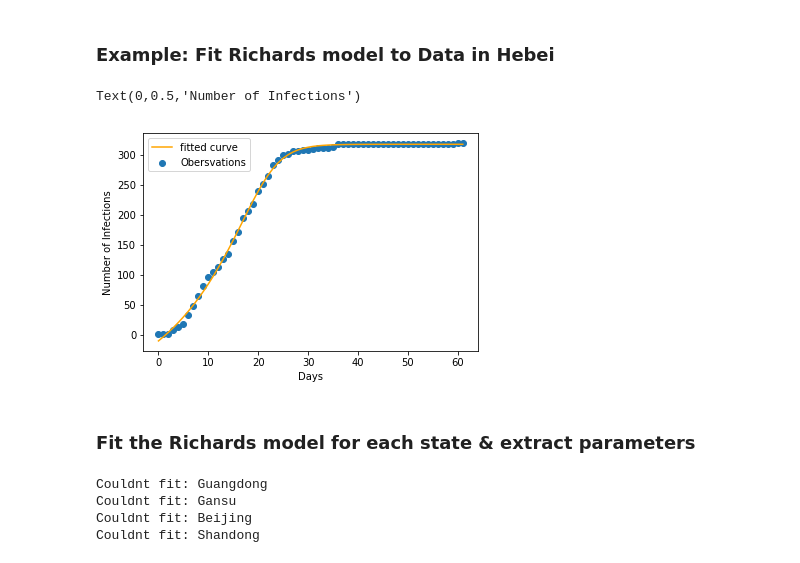
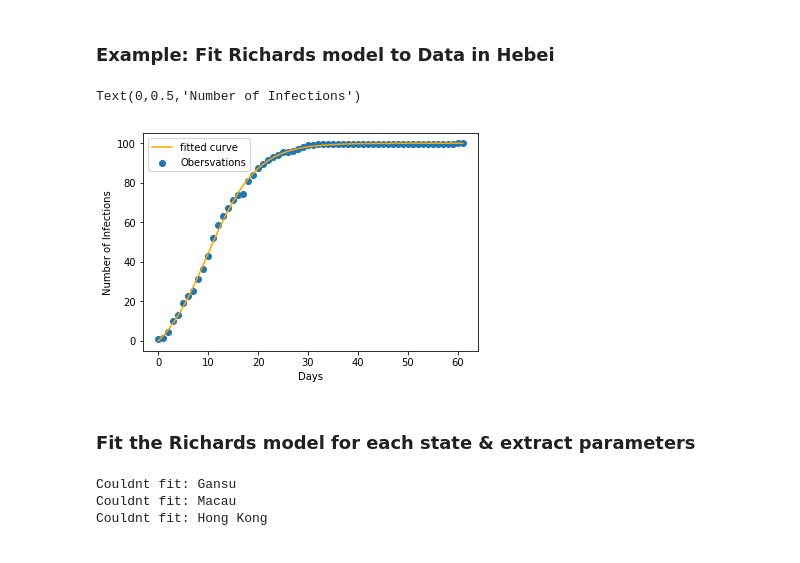
Before and after one commit to matthiasboeker/Covid_19_Forecast, a Jupyter notebook: Notebooks/ARIMA_Approach.ipynb, the cells around one changed output. Drawn from its saved outputs; the diff is of its cells as text; code cells hidden in the pictures.

```diff
--- a/Notebooks/ARIMA_Approach.ipynb
+++ b/Notebooks/ARIMA_Approach.ipynb
@@ -139,29 +139,29 @@ state_list = CH['Province/State'].drop_duplicates()
 # %% [markdown]
 ### Example: Fit Richards model to Data in Hebei
 # %%
-y = np.array(CH.loc[CH['Province/State']=='Hebei','Infected'])
+y = np.array(CH.loc[CH['Province/State']=='Chongqing','Infected'].transform(lambda x: x*(100/x.max())))
 x = np.array(range(0,len(y)),dtype=float)
-params,_ = fit(richards,x,y)
+params,_ = fit(logistic,x,y)
 # %%
 fig, axes = plt.subplots()
 plt.scatter(x,y)
-plt.plot(x,richards(x,params[0],params[1],params[2],params[3],params[4]),color='orange')
+plt.plot(x,logistic(x,params[0],params[1],params[2],params[3],params[4]),color='orange')
 axes.legend(['fitted curve','Obersvations'])
 axes.set_xlabel('Days')
-axes.set_ylabel('Number of Infections')
+axes.set_ylabel('Number of Infections in %')
 # %% [output]
 Text(0,0.5,'Number of Infections')
-[figure, old version]
+[figure, new version]
 # %% [markdown]
 ### Fit the Richards model for each state & extract parameters
 # %%
 params = list()
 missing_states = list()
 for state in state_list:
-    y = CH.loc[CH['Province/State']==state,'Infected']
+    y = CH.loc[CH['Province/State']==state,'Infected'].transform(lambda x: x*(100/x.max()))
     x = np.array(range(0,len(y)),dtype=float)
     try:
-        new_params,_ = fit(richards,x,y)
+        new_params,_ = fit(logistic,x,y)
         params.append(new_params)
     except:
         print('Couldnt fit:',state)
@@ -169,7 +169,6 @@ for state in state_list:
 fit_state = state_list.loc[~np.isin(state_list,missing_states)]
 target = pd.DataFrame(params, columns=['A', 'u', 'd', 'v', 'y0'], index = fit_state)
 # %% [output]
-Couldnt fit: Guangdong
 Couldnt fit: Gansu
-Couldnt fit: Beijing
-Couldnt fit: Shandong
+Couldnt fit: Macau
+Couldnt fit: Hong Kong
```
Also changed, not shown: parts of 1 cell of this notebook, 19 other files.
